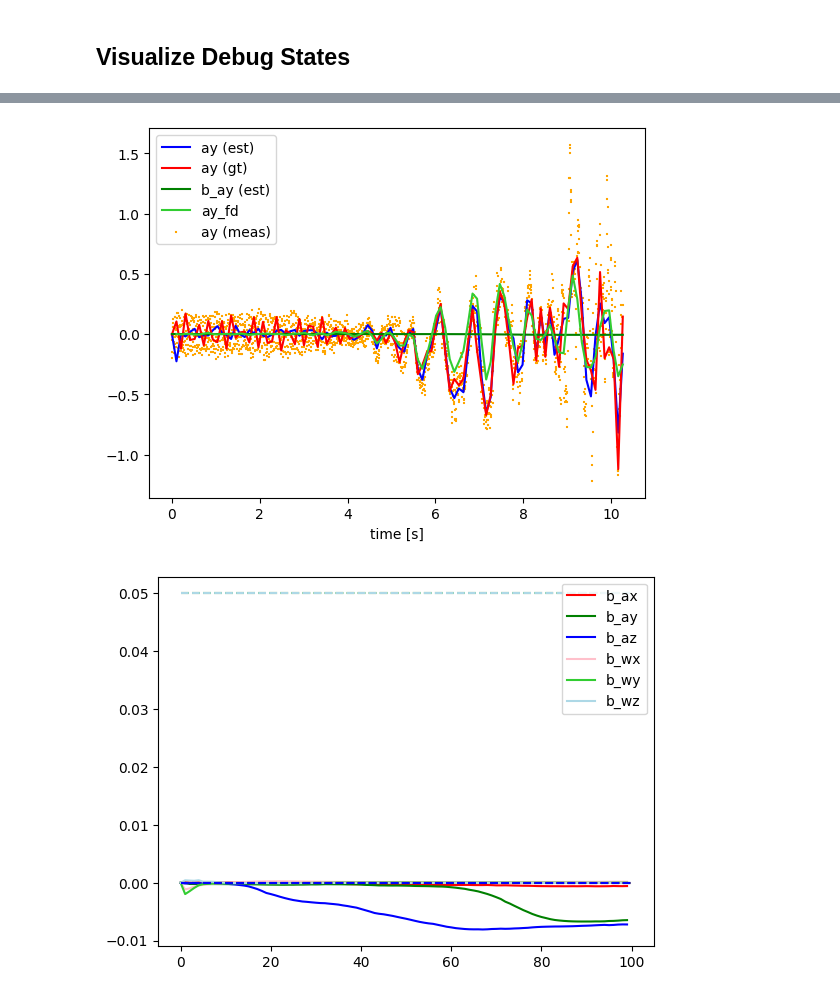
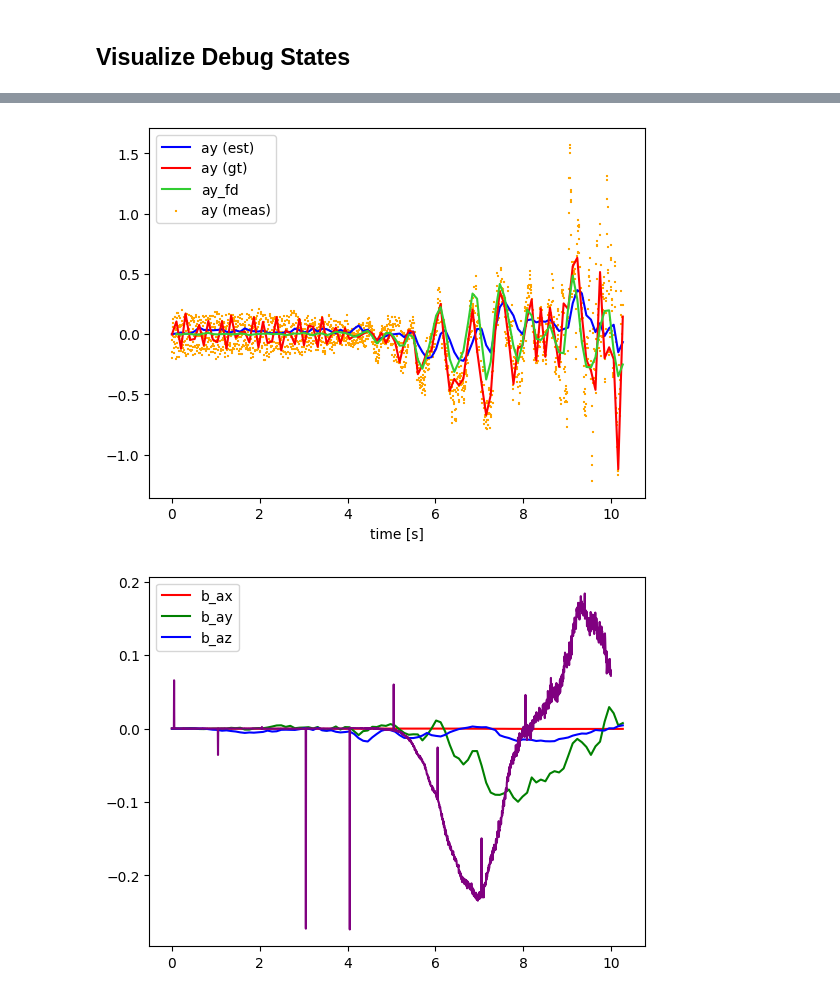
Before and after one commit to utiasASRL/steam_icp, a Jupyter notebook: script/visualize_debug.ipynb, the cells around one changed output, grey strips where cells are left out. Drawn from its saved outputs; the diff is of its cells as text; code cells hidden in the pictures.

```diff
--- a/script/visualize_debug.ipynb
+++ b/script/visualize_debug.ipynb
@@ -351,0 +362,11 @@ groundtruth: [[-0.01975109  0.02843769 -0.26841731]]
+# %%
+N0 = int((times_gt[0] - sbet_times[0]) / 0.005)
+# %%
+integ_vels = []
+v_prev = np.zeros(3)
+integ_vels.append(v_prev)
+for a in accel_sbet[N0:]:
+    v = v_prev + a.squeeze() * 0.005
+    integ_vels.append(v.squeeze())
+    v_prev = np.copy(v)
+integ_vels = np.array(integ_vels)
@@ -351,0 +616,13 @@ groundtruth: [[-0.01975109  0.02843769 -0.26841731]]
+# %%
+theta = np.array([ 0.00506893,  0.01408052,  0.00755973, -0.01999956, -0.04325309,  0.02713759,  0.00221196,  0.55829637,  0.99524165])
+bias = np.array(theta[:3]).reshape(3, 1)
+Tav = np.array([[1, 0, 0],[theta[4], 1, -theta[3]],[-theta[5], theta[6], 1]])
+K = np.eye(3)
+K[1, 1] = theta[7]
+K[2, 2] = theta[8]
+accel_sbet_calibrated = []
+for i in range(accel_sbet.shape[0]):
+    a = accel_sbet[i, :].reshape(3, 1)
+    acalib = K @ Tav @ a.reshape(3, 1) + bias
+    accel_sbet_calibrated.append(acalib.squeeze())
+accel_sbet_calibrated = np.array(accel_sbet_calibrated)
@@ -565,29 +941,27 @@ N = poses.shape[0]
 
 plt.plot(times, accels[:, 1], 'b', label='ay (est)')
 plt.plot(times, accels_gt[:N, 1], 'r', label='ay (gt)')
-plt.plot(times, biases[:, 1], 'g', label='b_ay (est)')
+# plt.plot(times, biases[:, 1], 'g', label='b_ay (est)')
 plt.plot(times[1:], accel_fd[:N-1, 1], 'limegreen', label='ay_fd')
 plt.scatter(imu_plot_times, accel_minus_plot[:, 1], marker='+', color='orange', s=2, label='ay (meas)')
+
 plt.xlabel('time [s]')
 plt.legend()
 
 plt.show()
 # %% [output]
-[figure, old version]
+[figure, new version]
 # %%
-plt.plot(biases[:, 0], label='b_ax', color='r')
-plt.plot(biases[:, 1], label='b_ay', color='g')
-plt.plot(biases[:, 2], label='b_az', color='b')
-plt.plot(biases[:, 3], label='b_wx', color='pink')
-plt.plot(biases[:, 4], label='b_wy', color='limegreen')
-plt.plot(biases[:, 5], label='b_wz', color='lightblue')
-plt.hlines(y=bias_gt[0], xmin=0, xmax=biases.shape[0], color='r', linestyle='--')
-plt.hlines(y=bias_gt[1], xmin=0, xmax=biases.shape[0], color='g', linestyle='--')
-plt.hlines(y=bias_gt[2], xmin=0, xmax=biases.shape[0], color='b', linestyle='--')
-plt.hlines(y=bias_gt[3], xmin=0, xmax=biases.shape[0], color='pink', linestyle='--')
-plt.hlines(y=bias_gt[4], xmin=0, xmax=biases.shape[0], color='limegreen', linestyle='--')
-plt.hlines(y=bias_gt[5], xmin=0, xmax=biases.shape[0], color='lightblue', linestyle='--')
+plt.plot(times, biases[:, 0], label='b_ax', color='r')
+plt.plot(times, biases[:, 1], label='b_ay', color='g')
+plt.plot(times, biases[:, 2], label='b_az', color='b')
+N0 = int((times_gt[0] - sbet_times[0]) / 0.005)
+N = 2000
+plt.plot(imu_times[N0:N0+N] - imu_times[N0],accel_sbet[N0:N0+N, 1] - sbet_accel_fd[N0:N0+N, 1], 'purple')
+# plt.hlines(y=bias_gt[0], xmin=times[0], xmax=times[-1], color='r', linestyle='--')
+# plt.hlines(y=bias_gt[1], xmin=times[0], xmax=times[-1], color='g', linestyle='--')
+# plt.hlines(y=bias_gt[2], xmin=times[0], xmax=times[-1], color='b', linestyle='--')
 plt.legend()
 plt.show()
 # %% [output]
-[figure, old version]
+[figure, new version]
```
Also changed, not shown: parts of 27 cells of this notebook, 7 other files.
